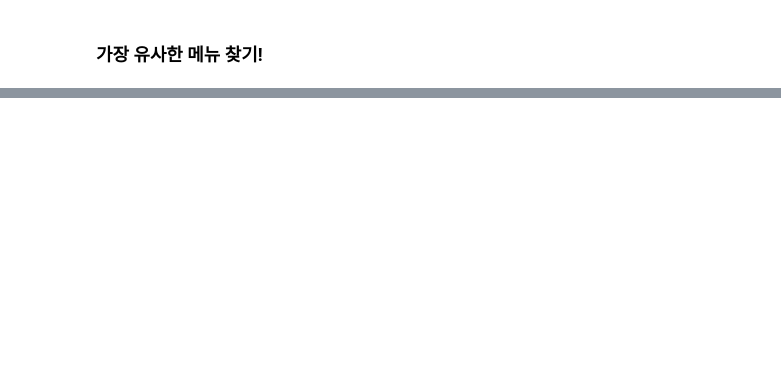
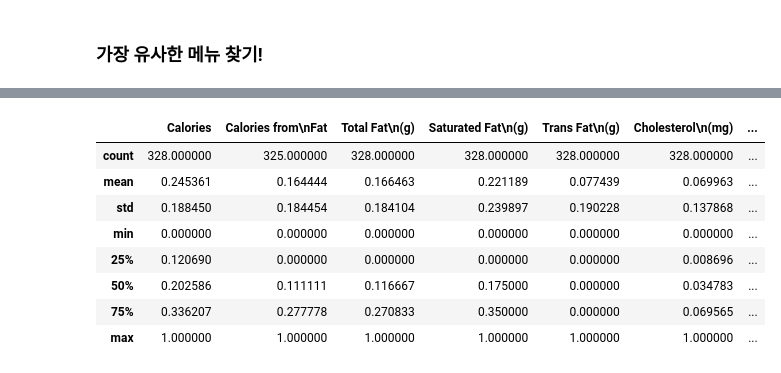
Before and after one commit to sajacaros/bootcamp_playground, a Jupyter notebook: 김용담강사/3. 데이터분석을 위한 선형대수학/2. 데이터분석을 위한 선형대수학_Practice.ipynb, the cells around one changed output, grey strips where cells are left out. Drawn from its saved outputs; the diff is of its cells as text; code cells hidden in the pictures; blank space fills up the shorter version.

```diff
--- a/김용담강사/3. 데이터분석을 위한 선형대수학/2. 데이터분석을 위한 선형대수학_Practice.ipynb
+++ b/김용담강사/3. 데이터분석을 위한 선형대수학/2. 데이터분석을 위한 선형대수학_Practice.ipynb
@@ -69,0 +183,13 @@ print("Most similar menu : ")
+# %%
+numeric_data = (numeric_data-numeric_data.min())/(numeric_data.max() - numeric_data.min())
+numeric_data.describe()
+# %% [output]
+|  | Calories | Calories from\nFat | Total Fat\n(g) | Saturated Fat\n(g) | Trans Fat\n(g) | Cholesterol\n(mg) | ... |
+| count | 328.000000 | 325.000000 | 328.000000 | 328.000000 | 328.000000 | 328.000000 | ... |
+| mean | 0.245361 | 0.164444 | 0.166463 | 0.221189 | 0.077439 | 0.069963 | ... |
+| std | 0.188450 | 0.184454 | 0.184104 | 0.239897 | 0.190228 | 0.137868 | ... |
+| min | 0.000000 | 0.000000 | 0.000000 | 0.000000 | 0.000000 | 0.000000 | ... |
+| 25% | 0.120690 | 0.000000 | 0.000000 | 0.000000 | 0.000000 | 0.008696 | ... |
+| 50% | 0.202586 | 0.111111 | 0.116667 | 0.175000 | 0.000000 | 0.034783 | ... |
+| 75% | 0.336207 | 0.277778 | 0.270833 | 0.350000 | 0.000000 | 0.069565 | ... |
+| max | 1.000000 | 1.000000 | 1.000000 | 1.000000 | 1.000000 | 1.000000 | ... |
```
Also changed, not shown: parts of 19 cells of this notebook.
